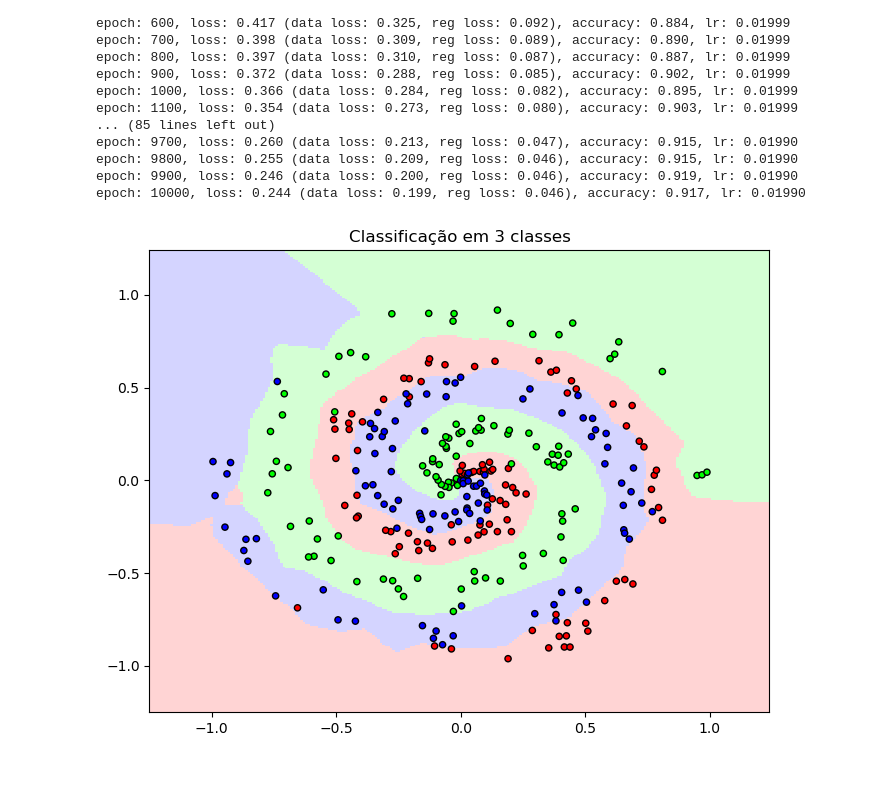
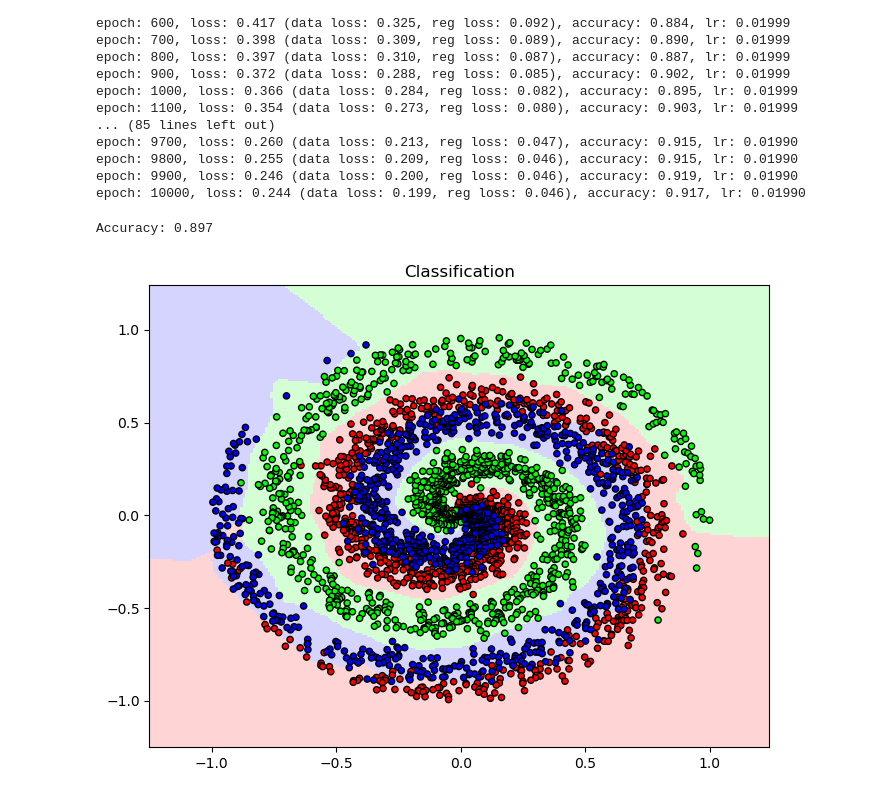
Before and after one commit to danilosiervi/neural_network, a Jupyter notebook: neural_network.ipynb, the cells around one changed output. Saved outputs shown, nothing was run; the diff lists cells and outputs as text; code cells hidden in the pictures.

```diff
--- a/neural_network.ipynb
+++ b/neural_network.ipynb
@@ -371,33 +371,36 @@ def predict(x):
     dense1_outputs = dense1.forward(x)
     relu_outputs = relu.forward(dense1_outputs)
     dense2_outputs = dense2.forward(relu_outputs)
     softmax_outputs = softmax.forward(dense2_outputs)
 
     return softmax_outputs
 
 
-x_test, y_test = spiral_data(samples=100, classes=3)
+x_test, y_test = spiral_data(samples=1000, classes=3)
 outputs = predict(x_test)
 y_pred = np.argmax(outputs, axis=1)
+accuracy = softmax.layer_accuracy(y_test)
 
 h = 0.01
 x_min, x_max = -1.25, 1.25
 y_min, y_max = -1.25, 1.25
 xx, yy = np.meshgrid(np.arange(x_min, x_max, h), np.arange(y_min, y_max, h))
 
 outputs = predict(np.c_[xx.ravel(), yy.ravel()])
 z = np.argmax(outputs, axis=1)
 z = z.reshape(xx.shape)
 
 cmap_light = ListedColormap(['#FFAAAA', '#AAFFAA', '#AAAAFF'])
 cmap_bold = ListedColormap(['#FF0000', '#00FF00', '#0000FF'])
 plt.figure(figsize=(8, 6))
 plt.pcolormesh(xx, yy, z, cmap=cmap_light, alpha=0.5)
 
 plt.scatter(x_test[:, 0], x_test[:, 1], c=y_test, cmap=cmap_bold, edgecolor='k', s=20)
 plt.xlim(xx.min(), xx.max())
 plt.ylim(yy.min(), yy.max())
-plt.title(f"Classificação em 3 classes")
+plt.title(f"Classification")
+print(f'Accuracy: {accuracy:.3f}')
 plt.show()
 # %% [output]
+Accuracy: 0.897
-[figure, old version]
+[figure, new version]
```
